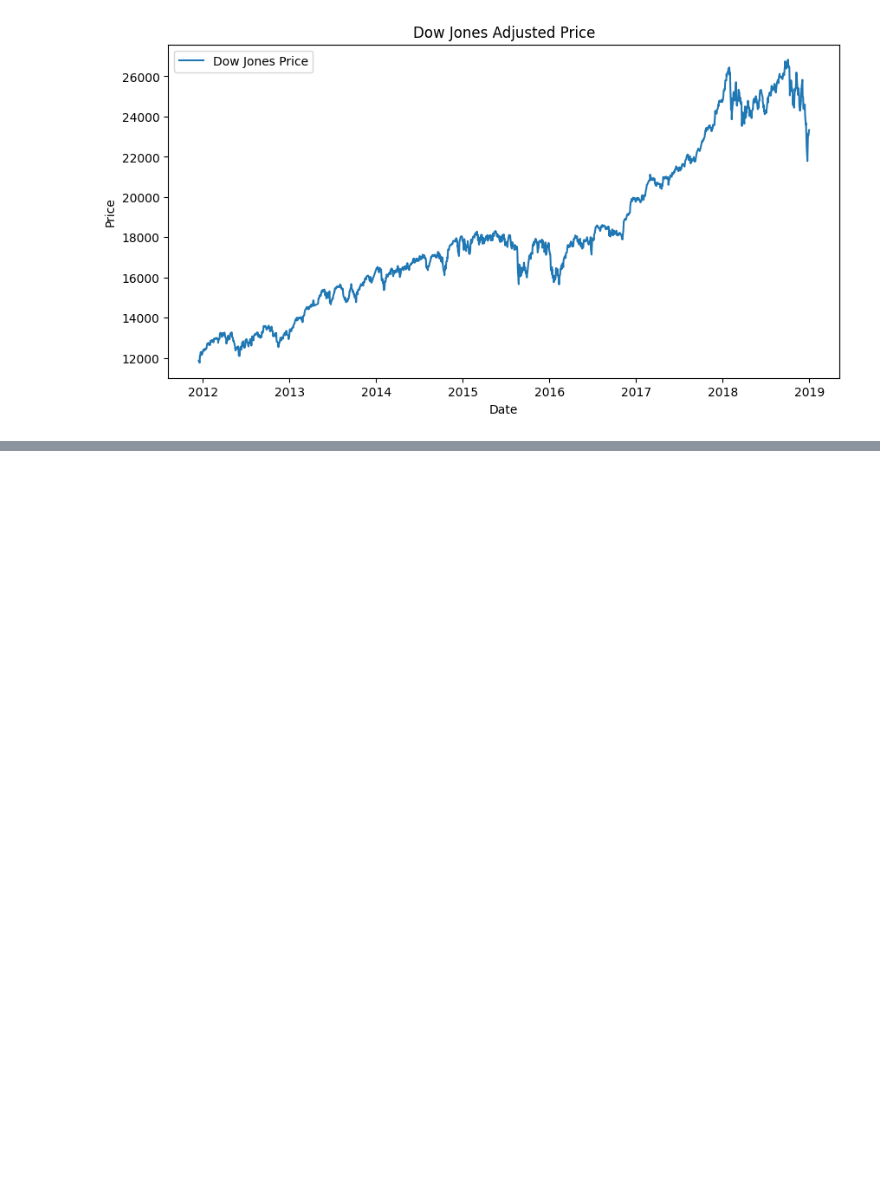
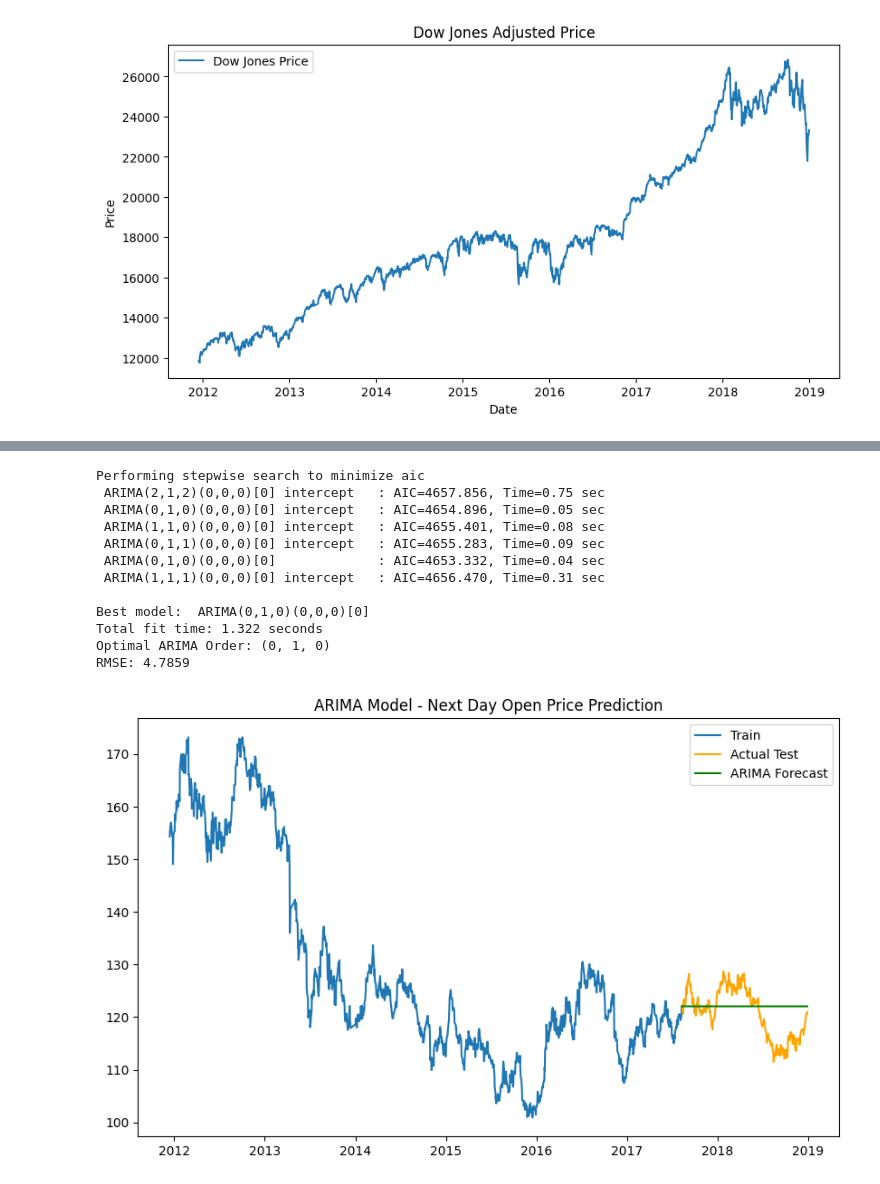
Before and after one commit to TarunrRajanala/GoldPricePredictionFinal, a Jupyter notebook: Code/goldPrices.ipynb, the cells around one changed output, grey strips where cells are left out. Saved outputs shown, nothing was run; the diff lists cells and outputs as text; code cells hidden in the pictures; blank space fills up the shorter version.

Commit message:
SARIMA model for gold prices

```diff
--- a/Code/goldPrices.ipynb
+++ b/Code/goldPrices.ipynb
@@ -227,0 +226,12 @@ plotting GDX_Ajclose_pret
+# %%
+gold_data['Next_Open'] = gold_data['Open'].shift(-1)
+gold_data_shifted = gold_data.dropna()
+
+correlations = gold_data_shifted.corr()['Next_Open'].dropna()
+
+sorted_correlations = correlations.abs().sort_values(ascending=False)
+
+for feature, value in sorted_correlations.items():
+    print(f"{feature}: {value:.4f}")
+
+gold_data.drop(columns=['Next_Open'], inplace=True)
@@ -227,0 +279,54 @@ plotting GDX_Ajclose_pret
+# %%
+#ARIMA Model
+
+import pandas as pd
+import numpy as np
+from statsmodels.tsa.arima.model import ARIMA
+from sklearn.metrics import mean_squared_error
+import matplotlib.pyplot as plt
+import pmdarima as pm  # Auto-ARIMA
+
+gold_data['Next_Open'] = gold_data['Open'].shift(-1)  # Shift Open price upward to align with features
+gold_open_shifted = gold_data['Next_Open'].dropna()
+
+train_size = int(len(gold_open_shifted) * 0.8)
+train, test = gold_open_shifted[:train_size], gold_open_shifted[train_size:]
+
+#Auto-ARIMA to find the optimal order (p, d, q)
+auto_arima_model = pm.auto_arima(train, seasonal=False, trace=True,
+                                 stepwise=True, suppress_warnings=True)
+
+print(f"Optimal ARIMA Order: {auto_arima_model.order}")
+
+#Train ARIMA Model
+p, d, q = auto_arima_model.order
+model = ARIMA(train, order=(2, 1, 2))
+model_fit = model.fit()
+
+forecast = model_fit.forecast(steps=len(test))
+
+rmse = np.sqrt(mean_squared_error(test, forecast))
+print(f"RMSE: {rmse:.4f}")
+
+#actual vs predicted next day's open price
+plt.figure(figsize=(10, 6))
+plt.plot(train.index, train, label='Train')
+plt.plot(test.index, test, label='Actual Test', color='orange')
+plt.plot(test.index, forecast, label='ARIMA Forecast', color='green')
+plt.title("ARIMA Model - Next Day Open Price Prediction")
+plt.legend()
+plt.show()
+# %% [output]
+Performing stepwise search to minimize aic
+ ARIMA(2,1,2)(0,0,0)[0] intercept   : AIC=4657.856, Time=0.75 sec
+ ARIMA(0,1,0)(0,0,0)[0] intercept   : AIC=4654.896, Time=0.05 sec
+ ARIMA(1,1,0)(0,0,0)[0] intercept   : AIC=4655.401, Time=0.08 sec
+ ARIMA(0,1,1)(0,0,0)[0] intercept   : AIC=4655.283, Time=0.09 sec
+ ARIMA(0,1,0)(0,0,0)[0]             : AIC=4653.332, Time=0.04 sec
+ ARIMA(1,1,1)(0,0,0)[0] intercept   : AIC=4656.470, Time=0.31 sec
+
+Best model:  ARIMA(0,1,0)(0,0,0)[0]
+Total fit time: 1.322 seconds
+Optimal ARIMA Order: (0, 1, 0)
+RMSE: 4.7859
+[figure, added]
```
Also changed, not shown: parts of 5 cells of this notebook.
